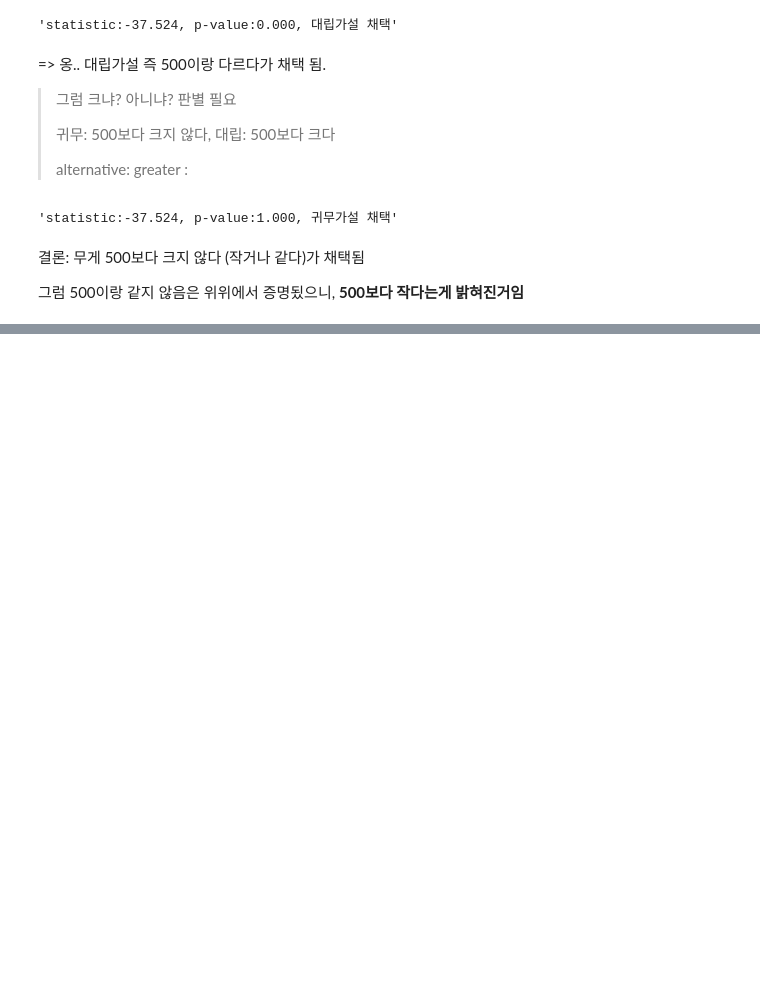
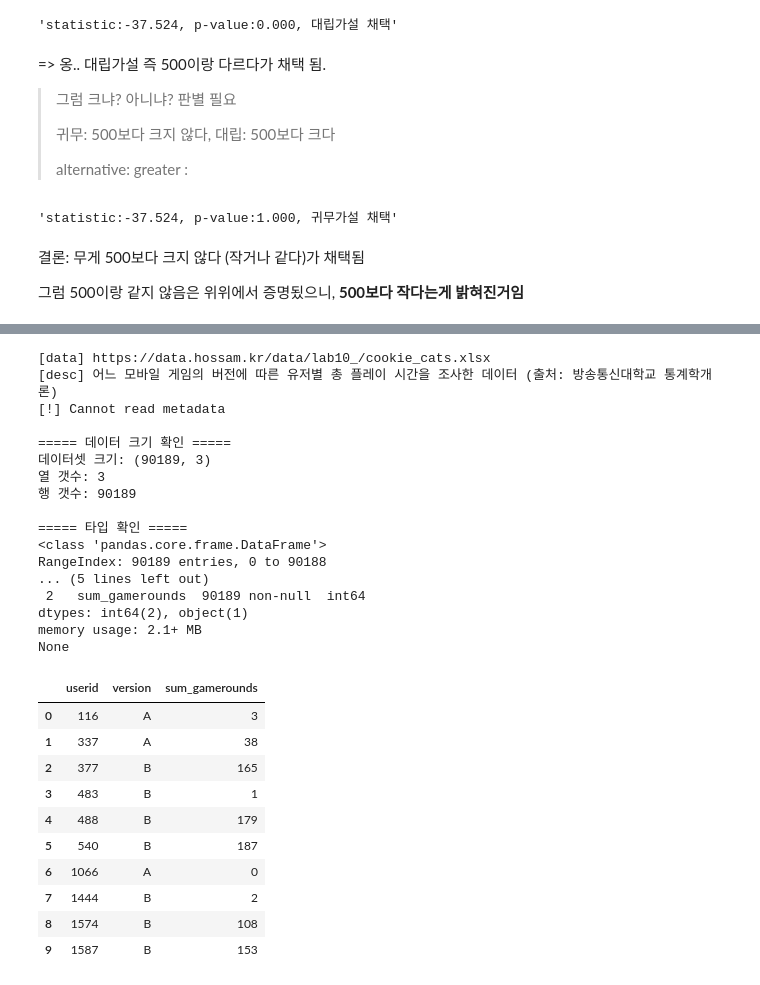
Before and after one commit to mvnvouno/python-study, a Jupyter notebook: Data Analysis Basic/10-추론통계/연습문제.ipynb, the cells around one changed output, grey strips where cells are left out. Saved outputs shown, nothing was run; the diff lists cells and outputs as text; code cells hidden in the pictures; blank space fills up the shorter version.

```diff
--- a/Data Analysis Basic/10-추론통계/연습문제.ipynb
+++ b/Data Analysis Basic/10-추론통계/연습문제.ipynb
@@ -131,0 +672,41 @@ s, p = ttest_1samp(origin['무게'], 500, alternative='greater')
+# %%
+origin = load_data('cookie_cats')
+
+print("\n===== 데이터 크기 확인 =====")
+print(f"데이터셋 크기: {origin.shape}")
+print(f"열 갯수: {origin.shape[1]}")
+print(f"행 갯수: {origin.shape[0]}")
+
+print("\n===== 타입 확인 =====")
+print(origin.info())
+
+origin.head(10)
+# %% [output]
+[data] https://data.hossam.kr/data/lab10_/cookie_cats.xlsx
+[desc] 어느 모바일 게임의 버전에 따른 유저별 총 플레이 시간을 조사한 데이터 (출처: 방송통신대학교 통계학개론)
+[!] Cannot read metadata
+
+===== 데이터 크기 확인 =====
+데이터셋 크기: (90189, 3)
+열 갯수: 3
+행 갯수: 90189
+
+===== 타입 확인 =====
+<class 'pandas.core.frame.DataFrame'>
+RangeIndex: 90189 entries, 0 to 90188
+... (5 lines left out)
+ 2   sum_gamerounds  90189 non-null  int64
+dtypes: int64(2), object(1)
+memory usage: 2.1+ MB
+None
+|  | userid | version | sum_gamerounds |
+| 0 | 116 | A | 3 |
+| 1 | 337 | A | 38 |
+| 2 | 377 | B | 165 |
+| 3 | 483 | B | 1 |
+| 4 | 488 | B | 179 |
+| 5 | 540 | B | 187 |
+| 6 | 1066 | A | 0 |
+| 7 | 1444 | B | 2 |
+| 8 | 1574 | B | 108 |
+| 9 | 1587 | B | 153 |
```
Also changed, not shown: parts of 40 cells of this notebook, 6 other files.
